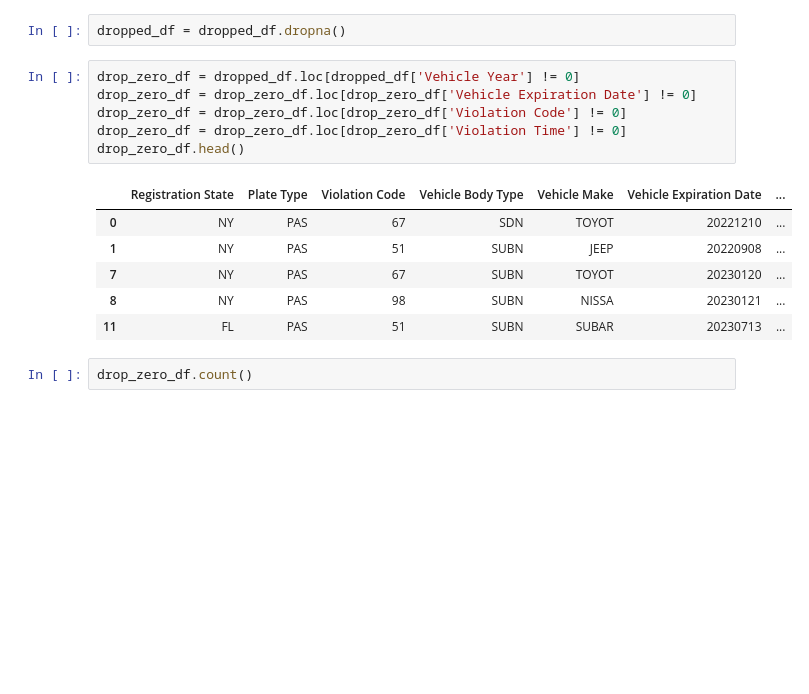
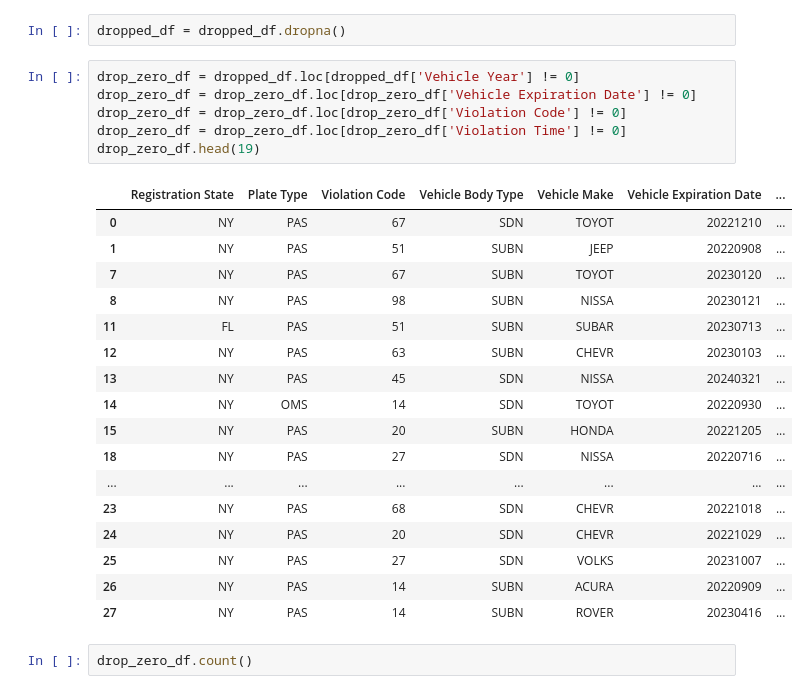
Before and after one commit to chojunhyun94/Parking_Violations_NYC, a Jupyter notebook: Notebooks/parking_violations_cleaning_data.ipynb, the cells around one changed output. Drawn from its saved outputs; the diff is of its cells as text; blank space fills up the shorter version.

```diff
--- a/Notebooks/parking_violations_cleaning_data.ipynb
+++ b/Notebooks/parking_violations_cleaning_data.ipynb
@@ -81,16 +81,27 @@ dropped_df = dropped_df.dropna()
 # %%
 drop_zero_df = dropped_df.loc[dropped_df['Vehicle Year'] != 0]
 drop_zero_df = drop_zero_df.loc[drop_zero_df['Vehicle Expiration Date'] != 0]
 drop_zero_df = drop_zero_df.loc[drop_zero_df['Violation Code'] != 0]
 drop_zero_df = drop_zero_df.loc[drop_zero_df['Violation Time'] != 0]
-drop_zero_df.head()
+drop_zero_df.head(19)
 # %% [output]
 |  | Registration State | Plate Type | Violation Code | Vehicle Body Type | Vehicle Make | Vehicle Expiration Date | ... |
 | 0 | NY | PAS | 67 | SDN | TOYOT | 20221210 | ... |
 | 1 | NY | PAS | 51 | SUBN | JEEP | 20220908 | ... |
 | 7 | NY | PAS | 67 | SUBN | TOYOT | 20230120 | ... |
 | 8 | NY | PAS | 98 | SUBN | NISSA | 20230121 | ... |
 | 11 | FL | PAS | 51 | SUBN | SUBAR | 20230713 | ... |
+| 12 | NY | PAS | 63 | SUBN | CHEVR | 20230103 | ... |
+| 13 | NY | PAS | 45 | SDN | NISSA | 20240321 | ... |
+| 14 | NY | OMS | 14 | SDN | TOYOT | 20220930 | ... |
+| 15 | NY | PAS | 20 | SUBN | HONDA | 20221205 | ... |
+| 18 | NY | PAS | 27 | SDN | NISSA | 20220716 | ... |
+| ... | ... | ... | ... | ... | ... | ... | ... |
+| 23 | NY | PAS | 68 | SDN | CHEVR | 20221018 | ... |
+| 24 | NY | PAS | 20 | SDN | CHEVR | 20221029 | ... |
+| 25 | NY | PAS | 27 | SDN | VOLKS | 20231007 | ... |
+| 26 | NY | PAS | 14 | SUBN | ACURA | 20220909 | ... |
+| 27 | NY | PAS | 14 | SUBN | ROVER | 20230416 | ... |
 # %%
 drop_zero_df.count()
 # %% [output]
```
Also changed, not shown: parts of 1 cell of this notebook, 2 other files.
